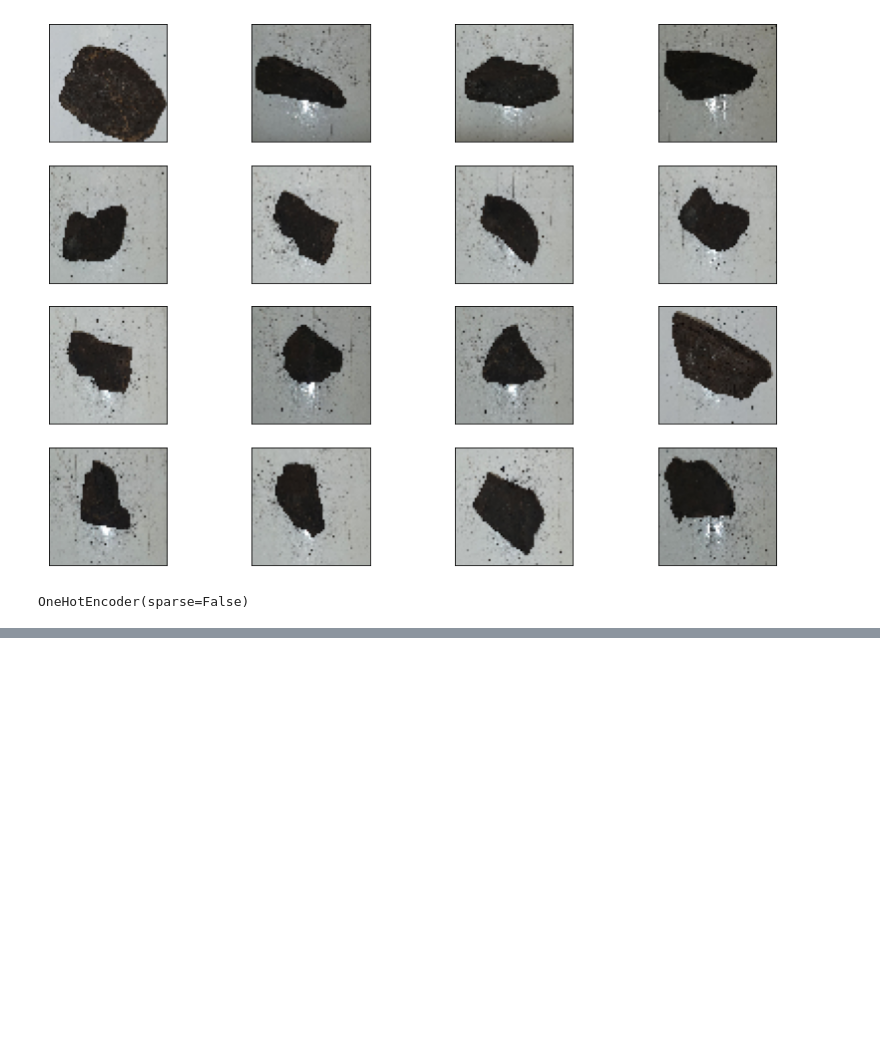
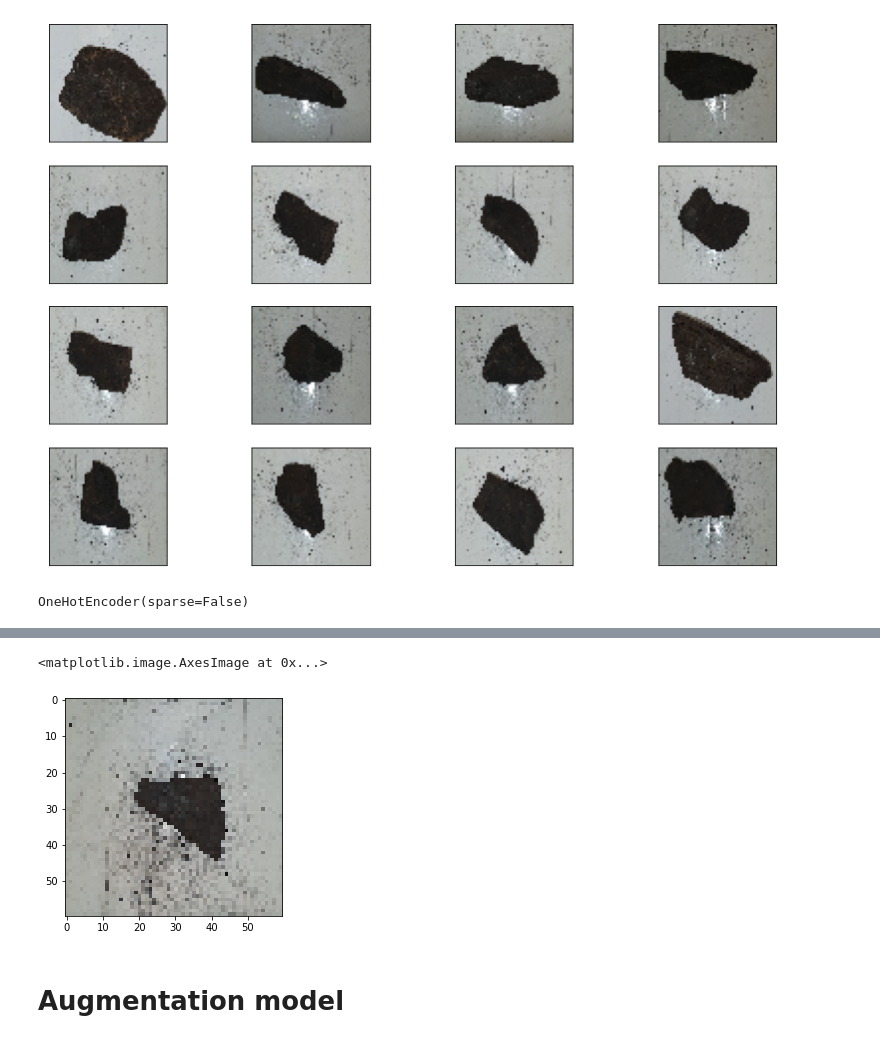
Before and after one commit to hykhhijk/Rock-classifier, a Jupyter notebook: Augmentation.ipynb, the cells around one changed output, grey strips where cells are left out. Saved outputs shown, nothing was run; the diff lists cells and outputs as text; code cells hidden in the pictures; blank space fills up the shorter version.

```diff
--- a/Augmentation.ipynb
+++ b/Augmentation.ipynb
@@ -34,0 +109,5 @@ OneHotEncoder(sparse=False)
+# %%
+plt.imshow(X_train[0])
+# %% [output]
+<matplotlib.image.AxesImage at 0x...>
+[figure, added]
@@ -34,0 +126,2 @@ OneHotEncoder(sparse=False)
+# %% [markdown]
+# Augmentation model
```
Also changed, not shown: parts of 54 cells of this notebook.
